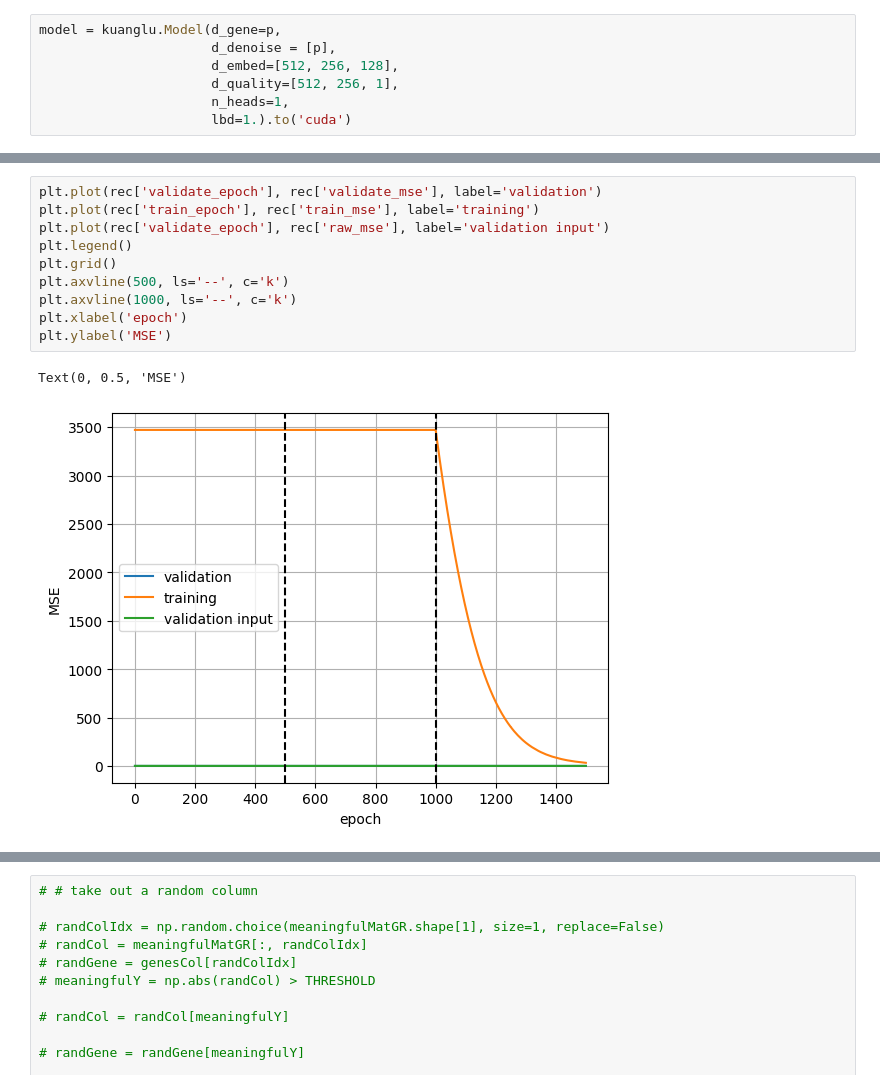
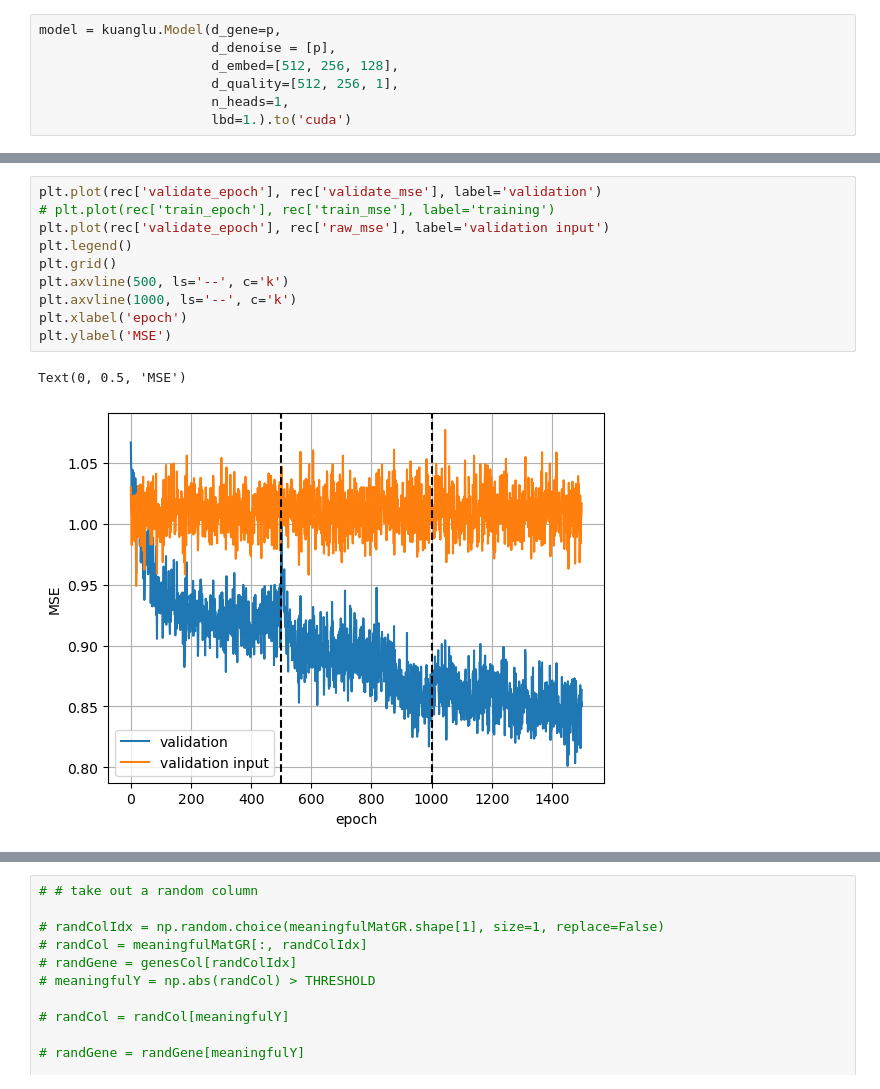
Before and after one commit to lshh125/kuanglu, a Jupyter notebook: examples/demo1.ipynb, the cells around one changed output, grey strips where cells are left out. Saved outputs shown, nothing was run; the diff lists cells and outputs as text.

```diff
--- a/examples/demo1.ipynb
+++ b/examples/demo1.ipynb
@@ -162,16 +162,16 @@ Epoch 1500 Train MSE 32.810 Validate MSE 0.853 Raw MSE 1.013
 # %%
 plt.plot(rec['validate_epoch'], rec['validate_mse'], label='validation')
-plt.plot(rec['train_epoch'], rec['train_mse'], label='training')
+# plt.plot(rec['train_epoch'], rec['train_mse'], label='training')
 plt.plot(rec['validate_epoch'], rec['raw_mse'], label='validation input')
 plt.legend()
 plt.grid()
 plt.axvline(500, ls='--', c='k')
 plt.axvline(1000, ls='--', c='k')
 plt.xlabel('epoch')
 plt.ylabel('MSE')
 # %% [output]
 Text(0, 0.5, 'MSE')
-[figure, old version]
+[figure, new version]
 # %%
 mse_df = pd.DataFrame({'epoch': rec['validate_epoch'], 'mse': rec['validate_mse']})
 
```
Also changed, not shown: parts of 14 cells of this notebook, 2 other files.
